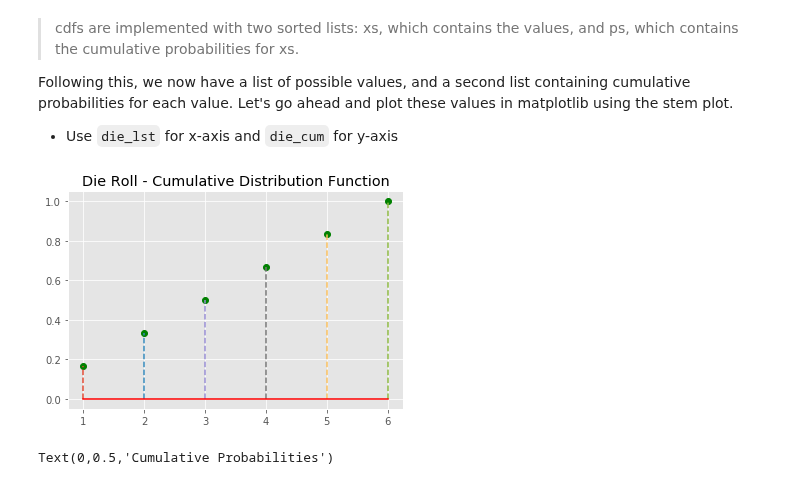
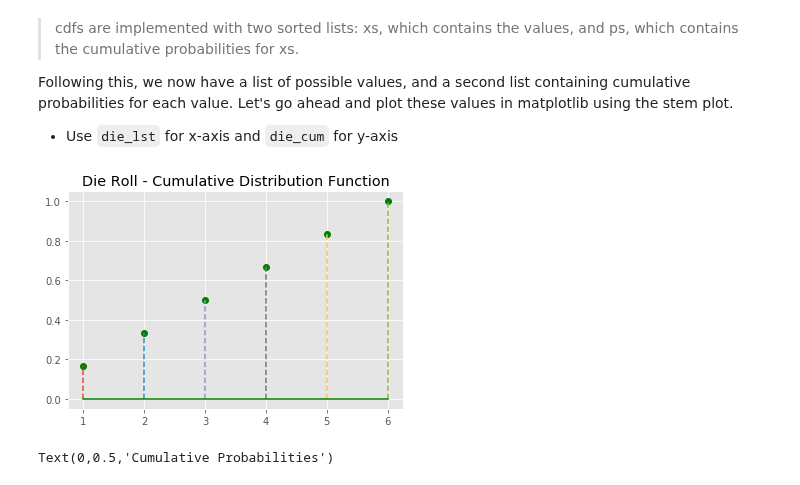
Before and after one commit to rvent/dsc-0-09-09-distributions-cdf-lab-nyc-ds-career-012819, a Jupyter notebook: index.ipynb, the cells around one changed output. Cells and saved outputs as stored; diff of their text form; code cells hidden in the pictures.

```diff
--- a/index.ipynb
+++ b/index.ipynb
@@ -68,12 +68,12 @@ Following this, we now have a list of possible values, and a second list contain
 # %%
 import matplotlib.pyplot as plt
 plt.style.use('ggplot')
 
-plt.stem(die_lst, die_cum, '--', 'go', 'r-');
+plt.stem(die_lst, die_cum, '--', 'go', 'g-');
 plt.title ("Die Roll - Cumulative Distribution Function");
 plt.show()
 # %% [output]
-[figure, old version]
+[figure, new version]
 # %%
 # %% [output]
 Text(0,0.5,'Cumulative Probabilities')
```
